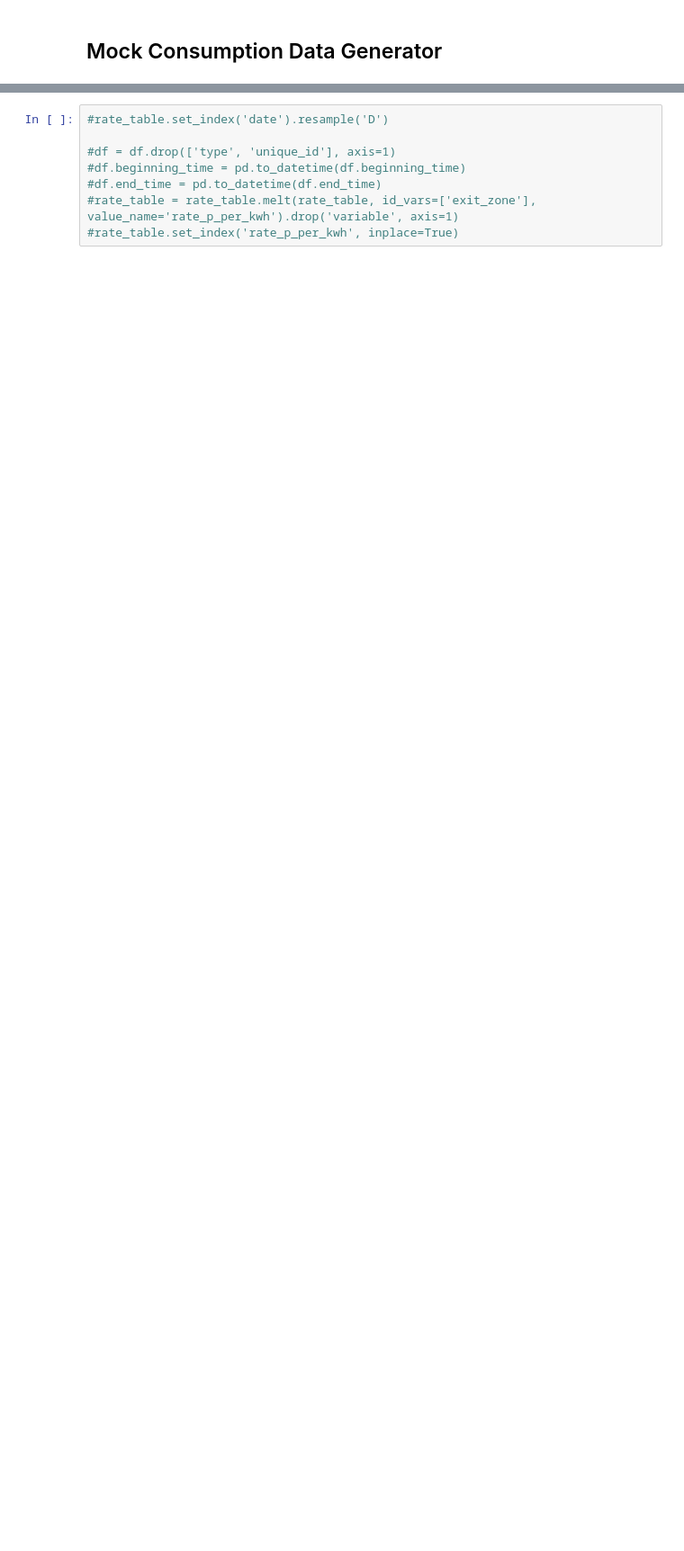
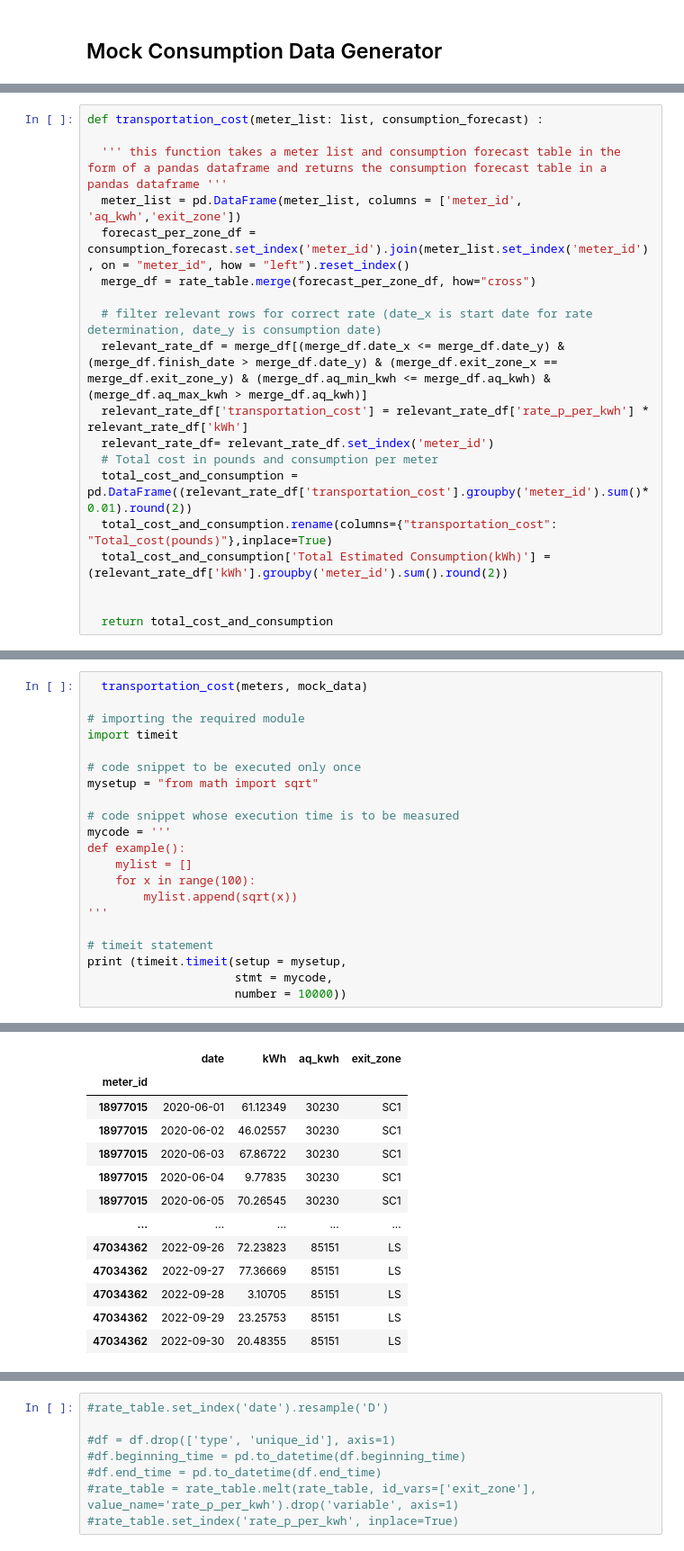
Before and after one commit to kevinvbc/deeproad, a Jupyter notebook: Gorilla_Assignment.ipynb, the cells around one changed output, grey strips where cells are left out. Shown at 90% size. Saved outputs shown, nothing was run; the diff lists cells and outputs as text; blank space fills up the shorter version.

Commit message:
transportation_cost function finished

```diff
--- a/Gorilla_Assignment.ipynb
+++ b/Gorilla_Assignment.ipynb
@@ -258,0 +260,19 @@ mock_data
+# %%
+def transportation_cost(meter_list: list, consumption_forecast) :
+
+  ''' this function takes a meter list and consumption forecast table in the form of a pandas dataframe and returns the consumption forecast table in a pandas dataframe '''
+  meter_list = pd.DataFrame(meter_list, columns = ['meter_id', 'aq_kwh','exit_zone'])
+  forecast_per_zone_df = consumption_forecast.set_index('meter_id').join(meter_list.set_index('meter_id'), on = "meter_id", how = "left").reset_index()
+  merge_df = rate_table.merge(forecast_per_zone_df, how="cross")
+
+  # filter relevant rows for correct rate (date_x is start date for rate determination, date_y is consumption date)
+  relevant_rate_df = merge_df[(merge_df.date_x <= merge_df.date_y) & (merge_df.finish_date > merge_df.date_y) & (merge_df.exit_zone_x == merge_df.exit_zone_y) & (merge_df.aq_min_kwh <= merge_df.aq_kwh) & (merge_df.aq_max_kwh > merge_df.aq_kwh)]
+  relevant_rate_df['transportation_cost'] = relevant_rate_df['rate_p_per_kwh'] * relevant_rate_df['kWh']
+  relevant_rate_df= relevant_rate_df.set_index('meter_id')
+  # Total cost in pounds and consumption per meter
+  total_cost_and_consumption = pd.DataFrame((relevant_rate_df['transportation_cost'].groupby('meter_id').sum()*0.01).round(2))
+  total_cost_and_consumption.rename(columns={"transportation_cost": "Total_cost(pounds)"},inplace=True)
+  total_cost_and_consumption['Total Estimated Consumption(kWh)'] = (relevant_rate_df['kWh'].groupby('meter_id').sum().round(2))
+
+
+  return total_cost_and_consumption
@@ -258,0 +304,22 @@ mock_data
+# %%
+  transportation_cost(meters, mock_data)
+
+# importing the required module
+import timeit
+
+# code snippet to be executed only once
+mysetup = "from math import sqrt"
+
+# code snippet whose execution time is to be measured
+mycode = '''
+def example():
+    mylist = []
+    for x in range(100):
+        mylist.append(sqrt(x))
+'''
+
+# timeit statement
+print (timeit.timeit(setup = mysetup,
+                     stmt = mycode,
+                     number = 10000))
+# %% [output]
@@ -258,0 +331,13 @@ mock_data
+|  | date | kWh | aq_kwh | exit_zone |
+| meter_id |  |  |  |  |
+| 18977015 | 2020-06-01 | 61.12349 | 30230 | SC1 |
+| 18977015 | 2020-06-02 | 46.02557 | 30230 | SC1 |
+| 18977015 | 2020-06-03 | 67.86722 | 30230 | SC1 |
+| 18977015 | 2020-06-04 | 9.77835 | 30230 | SC1 |
+| 18977015 | 2020-06-05 | 70.26545 | 30230 | SC1 |
+| ... | ... | ... | ... | ... |
+| 47034362 | 2022-09-26 | 72.23823 | 85151 | LS |
+| 47034362 | 2022-09-27 | 77.36669 | 85151 | LS |
+| 47034362 | 2022-09-28 | 3.10705 | 85151 | LS |
+| 47034362 | 2022-09-29 | 23.25753 | 85151 | LS |
+| 47034362 | 2022-09-30 | 20.48355 | 85151 | LS |
```
Also changed, not shown: parts of 17 cells of this notebook.
